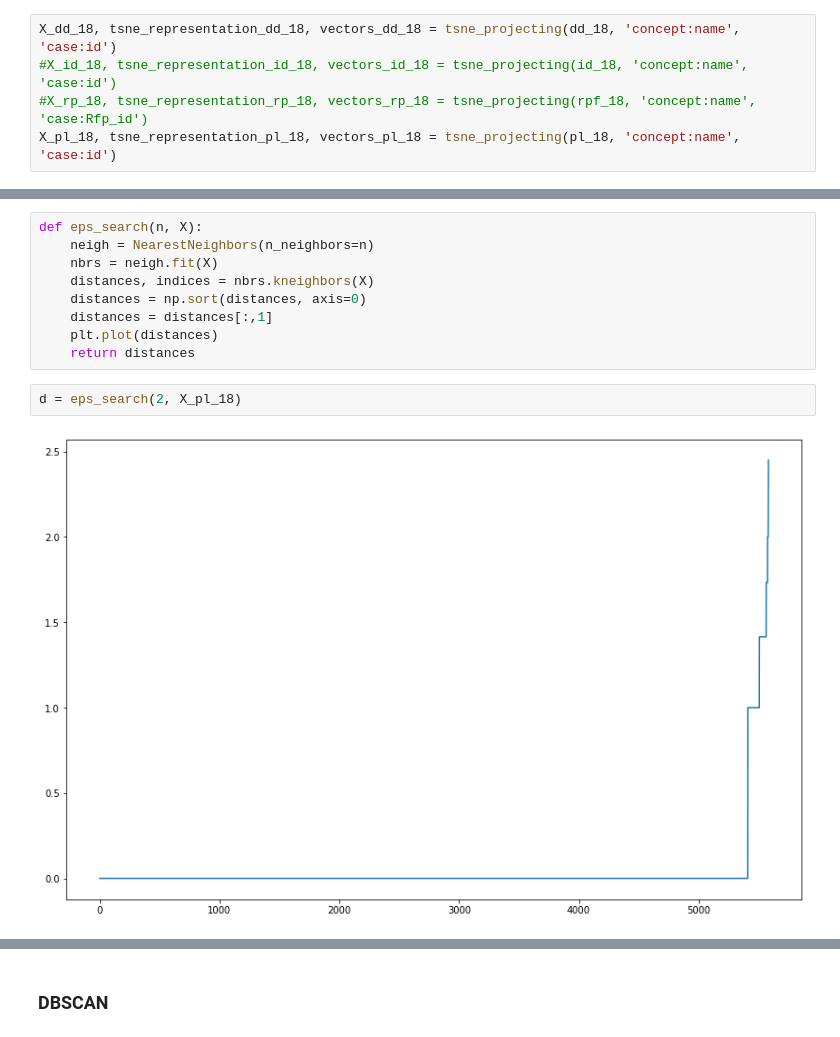
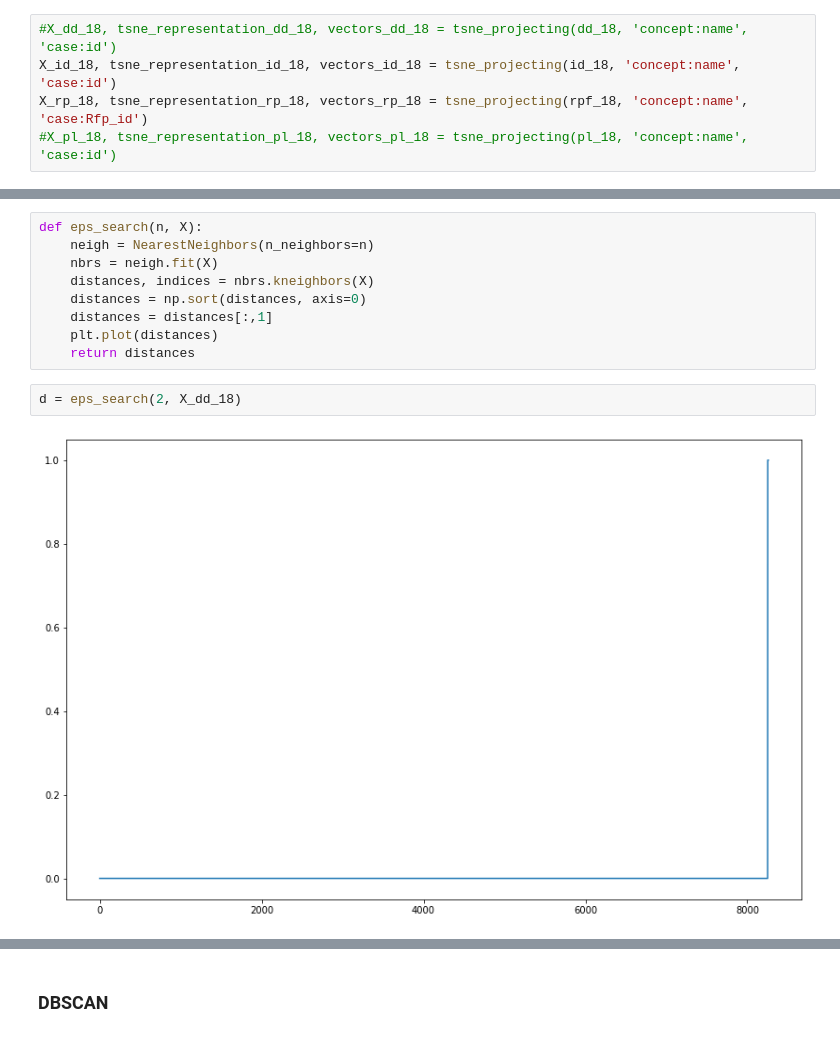
Before and after one commit to mashchenskaia/BPI, a Jupyter notebook: Clusterization.ipynb, the cells around one changed output, grey strips where cells are left out. Drawn from its saved outputs; the diff is of its cells as text.

```diff
--- a/Clusterization.ipynb
+++ b/Clusterization.ipynb
@@ -214,8 +214,8 @@ def tsne_projecting(d_frame, concept_name_column, case_id_column):
     tsne_representation = tsne.fit_transform(X)
     return X, tsne_representation, vectors_dd
 # %%
-X_dd_18, tsne_representation_dd_18, vectors_dd_18 = tsne_projecting(dd_18, 'concept:name', 'case:id')
-#X_id_18, tsne_representation_id_18, vectors_id_18 = tsne_projecting(id_18, 'concept:name', 'case:id')
-#X_rp_18, tsne_representation_rp_18, vectors_rp_18 = tsne_projecting(rpf_18, 'concept:name', 'case:Rfp_id')
-X_pl_18, tsne_representation_pl_18, vectors_pl_18 = tsne_projecting(pl_18, 'concept:name', 'case:id')
+#X_dd_18, tsne_representation_dd_18, vectors_dd_18 = tsne_projecting(dd_18, 'concept:name', 'case:id')
+X_id_18, tsne_representation_id_18, vectors_id_18 = tsne_projecting(id_18, 'concept:name', 'case:id')
+X_rp_18, tsne_representation_rp_18, vectors_rp_18 = tsne_projecting(rpf_18, 'concept:name', 'case:Rfp_id')
+#X_pl_18, tsne_representation_pl_18, vectors_pl_18 = tsne_projecting(pl_18, 'concept:name', 'case:id')
 # %%
@@ -284,6 +285,6 @@ def eps_search(n, X):
     plt.plot(distances)
     return distances
 # %%
-d = eps_search(2, X_pl_18)
+d = eps_search(2, X_dd_18)
 # %% [output]
-[figure, old version]
+[figure, new version]
```
Also changed, not shown: parts of 51 cells of this notebook, 10 other files.
